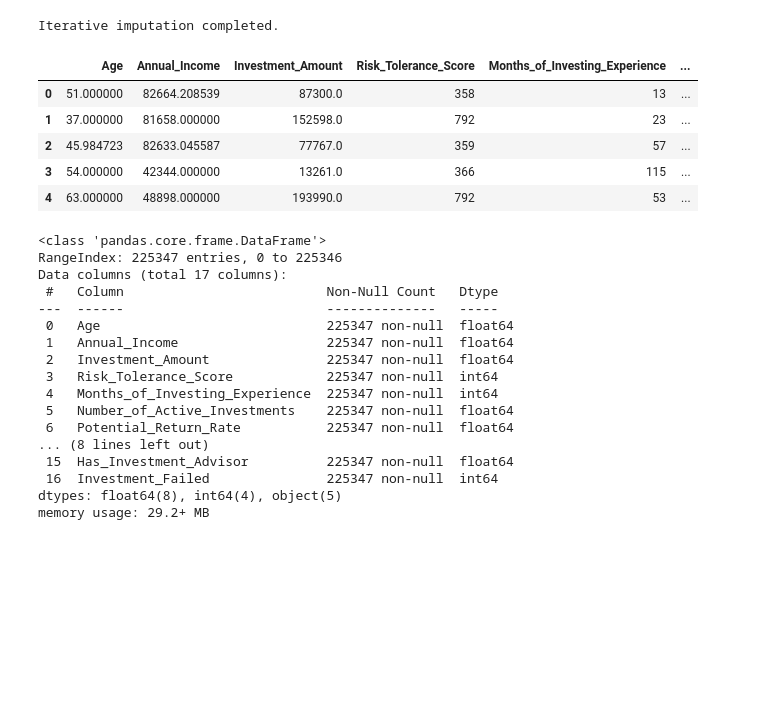
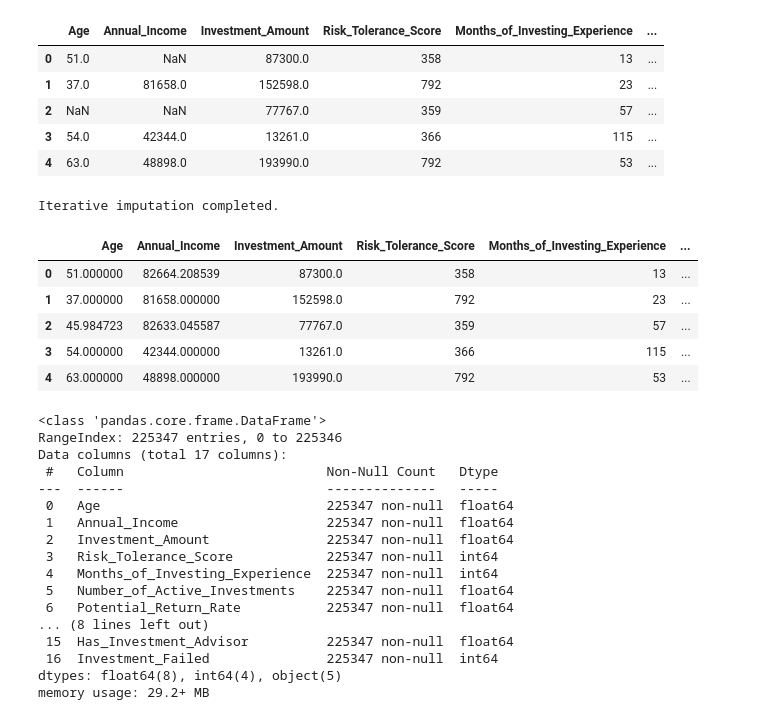
Before and after one commit to aliyan08/IBA_DATATHON, a Jupyter notebook: Data_cleaning_huzaifa.ipynb, the cells around one changed output. Saved outputs shown, nothing was run; the diff lists cells and outputs as text; code cells hidden in the pictures; blank space fills up the shorter version.

```diff
--- a/Data_cleaning_huzaifa.ipynb
+++ b/Data_cleaning_huzaifa.ipynb
@@ -3,6 +3,15 @@ import pandas as pd
 import numpy as np
 # %%
 df = pd.read_pickle('data_cleaned.pkl')
+# %%
+df.head()
+# %% [output]
+|  | Age | Annual_Income | Investment_Amount | Risk_Tolerance_Score | Months_of_Investing_Experience | ... |
+| 0 | 51.0 | NaN | 87300.0 | 358 | 13 | ... |
+| 1 | 37.0 | 81658.0 | 152598.0 | 792 | 23 | ... |
+| 2 | NaN | NaN | 77767.0 | 359 | 57 | ... |
+| 3 | 54.0 | 42344.0 | 13261.0 | 366 | 115 | ... |
+| 4 | 63.0 | 48898.0 | 193990.0 | 792 | 53 | ... |
 # %%
 from sklearn.experimental import enable_iterative_imputer
 from sklearn.impute import IterativeImputer
```
